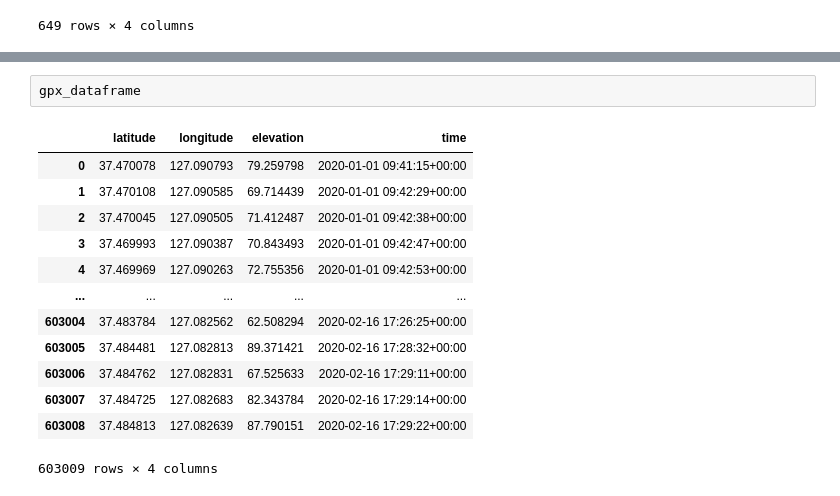
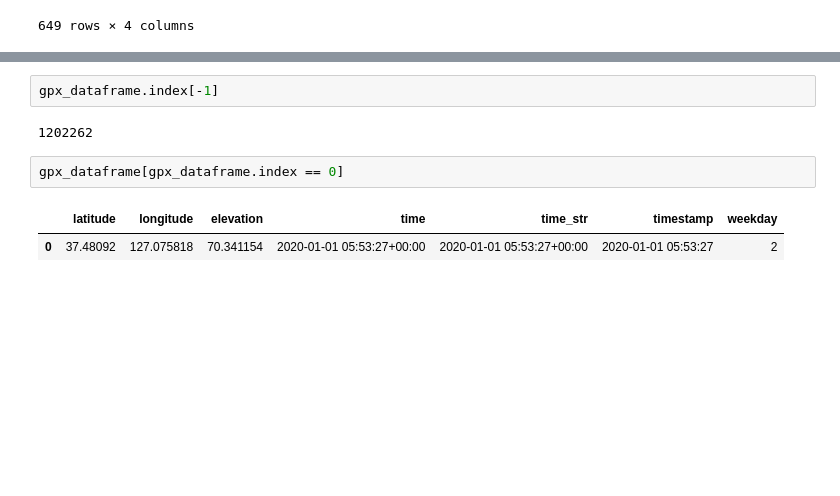
Before and after one commit to DDalaDDula/NIFoS_GIS_Analysis, a Jupyter notebook: 실험.ipynb, the cells around one changed output, grey strips where cells are left out. Saved outputs shown, nothing was run; the diff lists cells and outputs as text; blank space fills up the shorter version.

```diff
--- a/실험.ipynb
+++ b/실험.ipynb
@@ -59,16 +123,9 @@ gpx_dataframe
 # %%
-gpx_dataframe
+gpx_dataframe.index[-1]
 # %% [output]
-|  | latitude | longitude | elevation | time |
-| 0 | 37.470078 | 127.090793 | 79.259798 | 2020-01-01 09:41:15+00:00 |
-| 1 | 37.470108 | 127.090585 | 69.714439 | 2020-01-01 09:42:29+00:00 |
-| 2 | 37.470045 | 127.090505 | 71.412487 | 2020-01-01 09:42:38+00:00 |
-| 3 | 37.469993 | 127.090387 | 70.843493 | 2020-01-01 09:42:47+00:00 |
-| 4 | 37.469969 | 127.090263 | 72.755356 | 2020-01-01 09:42:53+00:00 |
-| ... | ... | ... | ... | ... |
-| 603004 | 37.483784 | 127.082562 | 62.508294 | 2020-02-16 17:26:25+00:00 |
-| 603005 | 37.484481 | 127.082813 | 89.371421 | 2020-02-16 17:28:32+00:00 |
-| 603006 | 37.484762 | 127.082831 | 67.525633 | 2020-02-16 17:29:11+00:00 |
-| 603007 | 37.484725 | 127.082683 | 82.343784 | 2020-02-16 17:29:14+00:00 |
-| 603008 | 37.484813 | 127.082639 | 87.790151 | 2020-02-16 17:29:22+00:00 |
-603009 rows × 4 columns
+1202262
+# %%
+gpx_dataframe[gpx_dataframe.index == 0]
+# %% [output]
+|  | latitude | longitude | elevation | time | time_str | timestamp | weekday |
+| 0 | 37.48092 | 127.075818 | 70.341154 | 2020-01-01 05:53:27+00:00 | 2020-01-01 05:53:27+00:00 | 2020-01-01 05:53:27 | 2 |
```
Also changed, not shown: parts of 12 cells of this notebook.
